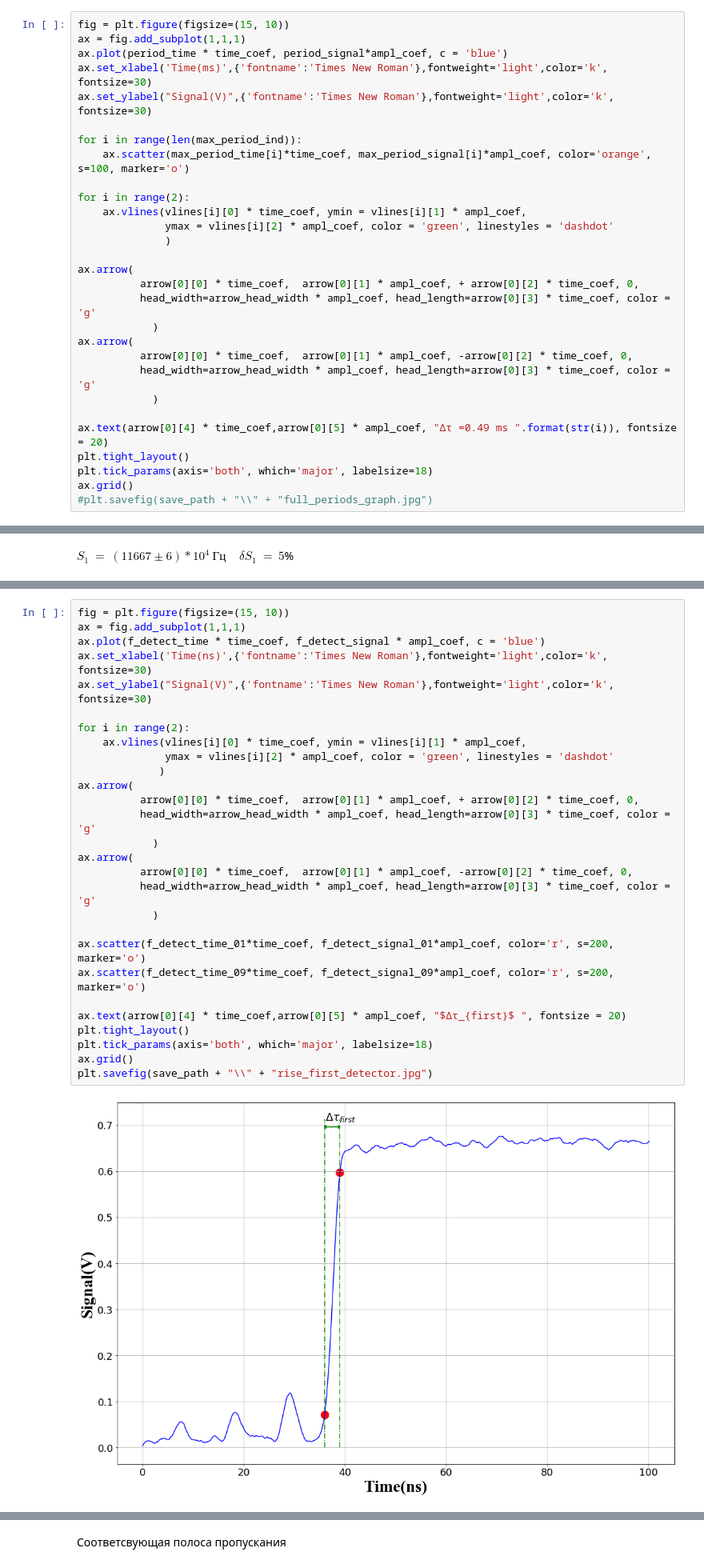
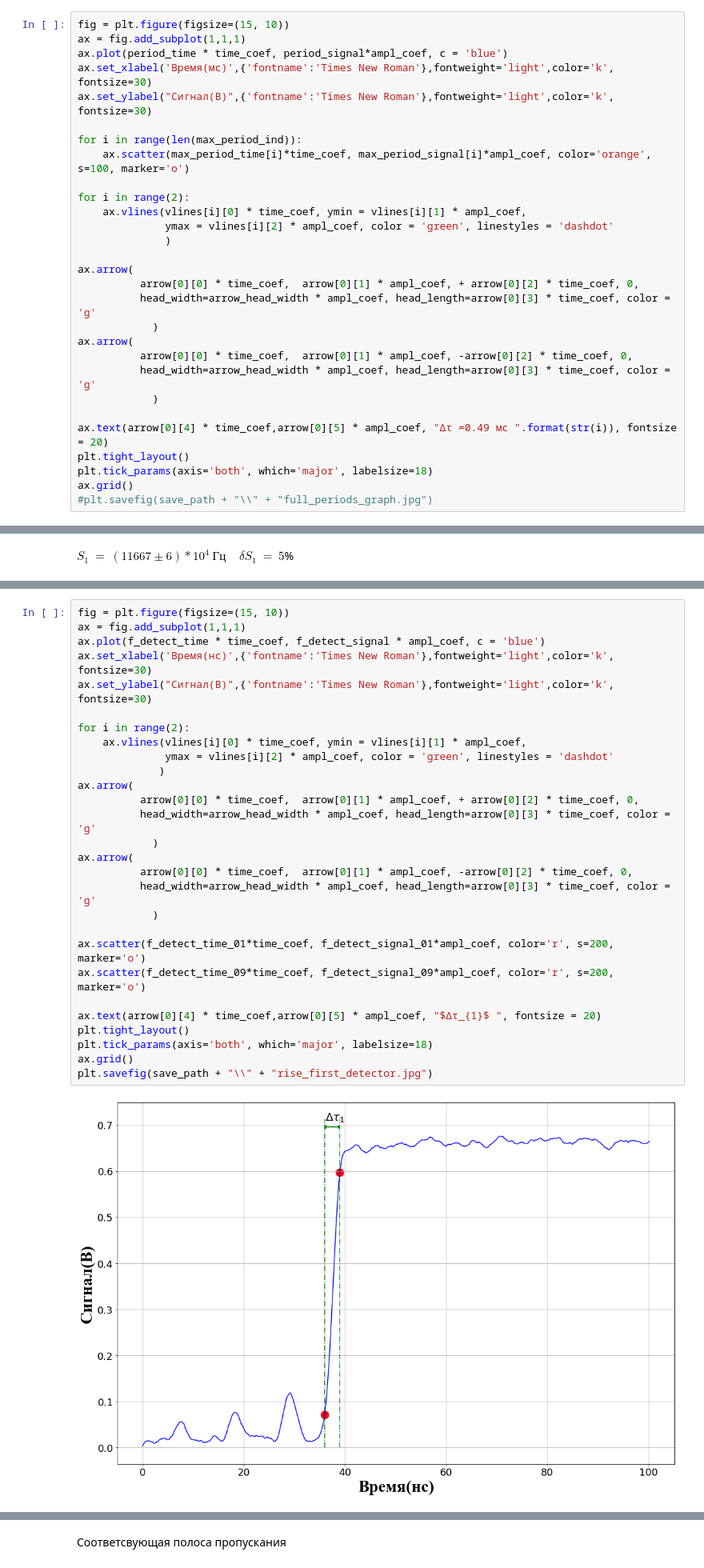
Before and after one commit to starosta39/laboratory_work, a Jupyter notebook: femtosecond_laser/Femptosecond_laser.ipynb, the cells around one changed output, grey strips where cells are left out. Shown: that part at 80% size. Drawn from its saved outputs; the diff is of its cells as text.

```diff
--- a/femtosecond_laser/Femptosecond_laser.ipynb
+++ b/femtosecond_laser/Femptosecond_laser.ipynb
@@ -170,8 +170,8 @@ arrow = calc_arrow_params_2(max_ind=max_period_ind[central_peaks_ind-1:central_p
 fig = plt.figure(figsize=(15, 10))
 ax = fig.add_subplot(1,1,1)
 ax.plot(period_time * time_coef, period_signal*ampl_coef, c = 'blue')
-ax.set_xlabel('Time(ms)',{'fontname':'Times New Roman'},fontweight='light',color='k', fontsize=30)
-ax.set_ylabel("Signal(V)",{'fontname':'Times New Roman'},fontweight='light',color='k', fontsize=30)
+ax.set_xlabel('Время(мс)',{'fontname':'Times New Roman'},fontweight='light',color='k', fontsize=30)
+ax.set_ylabel("Сигнал(В)",{'fontname':'Times New Roman'},fontweight='light',color='k', fontsize=30)
 
 for i in range(len(max_period_ind)):
     ax.scatter(max_period_time[i]*time_coef, max_period_signal[i]*ampl_coef, color='orange', s=100, marker='o')
@@ -190,7 +190,7 @@ ax.arrow(
           head_width=arrow_head_width * ampl_coef, head_length=arrow[0][3] * time_coef, color = 'g'
             )
 
-ax.text(arrow[0][4] * time_coef,arrow[0][5] * ampl_coef, "Δτ =0.49 ms ".format(str(i)), fontsize = 20)
+ax.text(arrow[0][4] * time_coef,arrow[0][5] * ampl_coef, "Δτ =0.49 мс ".format(str(i)), fontsize = 20)
 plt.tight_layout()
 plt.tick_params(axis='both', which='major', labelsize=18)
 ax.grid()
@@ -295,33 +295,33 @@ arrow = calc_arrow_params_2(max_ind=np.array([f_detect_signal_01_ind, f_detect_s
 # %%
 fig = plt.figure(figsize=(15, 10))
 ax = fig.add_subplot(1,1,1)
 ax.plot(f_detect_time * time_coef, f_detect_signal * ampl_coef, c = 'blue')
-ax.set_xlabel('Time(ns)',{'fontname':'Times New Roman'},fontweight='light',color='k', fontsize=30)
-ax.set_ylabel("Signal(V)",{'fontname':'Times New Roman'},fontweight='light',color='k', fontsize=30)
+ax.set_xlabel('Время(нс)',{'fontname':'Times New Roman'},fontweight='light',color='k', fontsize=30)
+ax.set_ylabel("Сигнал(В)",{'fontname':'Times New Roman'},fontweight='light',color='k', fontsize=30)
 
 for i in range(2):
     ax.vlines(vlines[i][0] * time_coef, ymin = vlines[i][1] * ampl_coef,
               ymax = vlines[i][2] * ampl_coef, color = 'green', linestyles = 'dashdot'
              )
 ax.arrow(
           arrow[0][0] * time_coef,  arrow[0][1] * ampl_coef, + arrow[0][2] * time_coef, 0,
           head_width=arrow_head_width * ampl_coef, head_length=arrow[0][3] * time_coef, color = 'g'
             )
 ax.arrow(
           arrow[0][0] * time_coef,  arrow[0][1] * ampl_coef, -arrow[0][2] * time_coef, 0,
           head_width=arrow_head_width * ampl_coef, head_length=arrow[0][3] * time_coef, color = 'g'
             )
 
 ax.scatter(f_detect_time_01*time_coef, f_detect_signal_01*ampl_coef, color='r', s=200, marker='o')
 ax.scatter(f_detect_time_09*time_coef, f_detect_signal_09*ampl_coef, color='r', s=200, marker='o')
 
-ax.text(arrow[0][4] * time_coef,arrow[0][5] * ampl_coef, "$Δτ_{first}$ ", fontsize = 20)
+ax.text(arrow[0][4] * time_coef,arrow[0][5] * ampl_coef, "$Δτ_{1}$ ", fontsize = 20)
 plt.tight_layout()
 plt.tick_params(axis='both', which='major', labelsize=18)
 ax.grid()
 plt.savefig(save_path + "\\" + "rise_first_detector.jpg")
 # %% [output]
-[figure, old version]
+[figure, new version]
 # %% [markdown]
 ## Определим время нарастания фронта импульсов от 10% до 90% на втором фотоприёмнике
 # %%
```
Also changed, not shown: parts of 8 cells of this notebook, 2 other files.
